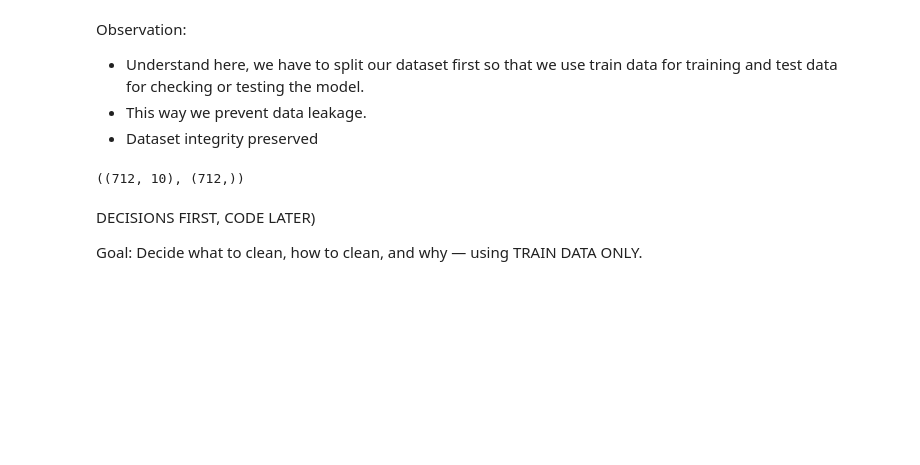
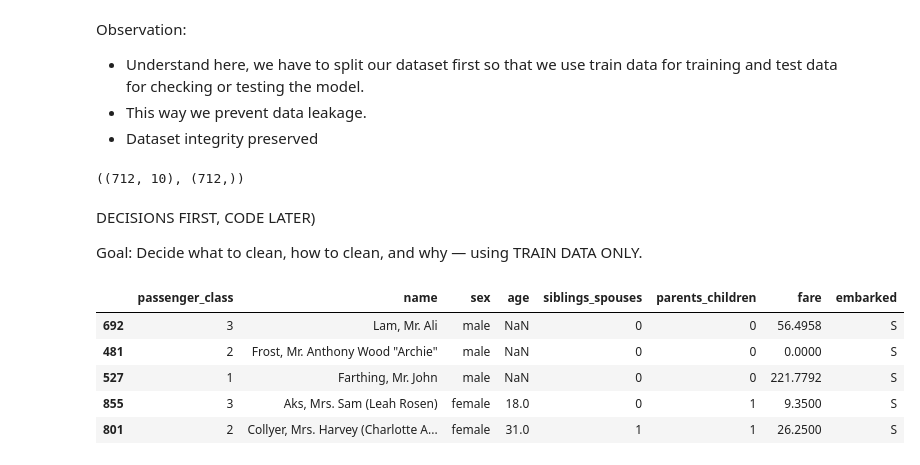
Before and after one commit to NavjyotDataScientist/From-Data-To-Decision, a Jupyter notebook: 1_0_Titanic_Machine_Learning_from_Disaster.ipynb, the cells around one changed output. Saved outputs shown, nothing was run; the diff lists cells and outputs as text; code cells hidden in the pictures; blank space fills up the shorter version.

```diff
--- a/1_0_Titanic_Machine_Learning_from_Disaster.ipynb
+++ b/1_0_Titanic_Machine_Learning_from_Disaster.ipynb
@@ -288,0 +300,15 @@ Decide what to clean, how to clean, and why — using TRAIN DATA ONLY.
+# %%
+# DROP IRRELEVANT COLUMNS (BOTH SETS)
+drop_cols = ["cabin", "ticket"]
+
+X_train = X_train.drop(columns=drop_cols)
+X_test  = X_test.drop(columns=drop_cols)
+# %%
+X_train.head(5)
+# %% [output]
+|  | passenger_class | name | sex | age | siblings_spouses | parents_children | fare | embarked |
+| 692 | 3 | Lam, Mr. Ali | male | NaN | 0 | 0 | 56.4958 | S |
+| 481 | 2 | Frost, Mr. Anthony Wood "Archie" | male | NaN | 0 | 0 | 0.0000 | S |
+| 527 | 1 | Farthing, Mr. John | male | NaN | 0 | 0 | 221.7792 | S |
+| 855 | 3 | Aks, Mrs. Sam (Leah Rosen) | female | 18.0 | 0 | 1 | 9.3500 | S |
+| 801 | 2 | Collyer, Mrs. Harvey (Charlotte A... | female | 31.0 | 1 | 1 | 26.2500 | S |
```
Also changed, not shown: parts of 23 cells of this notebook.
